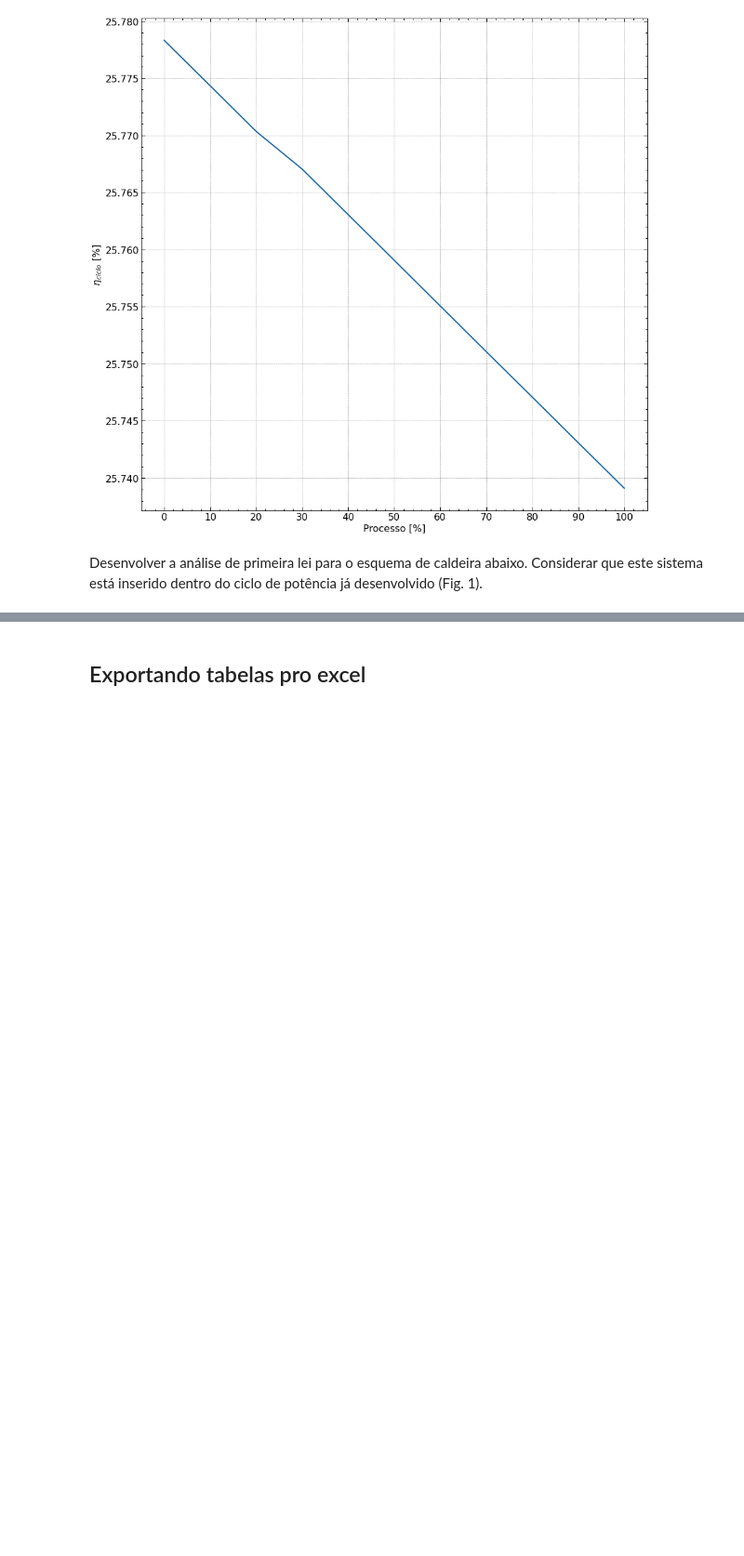
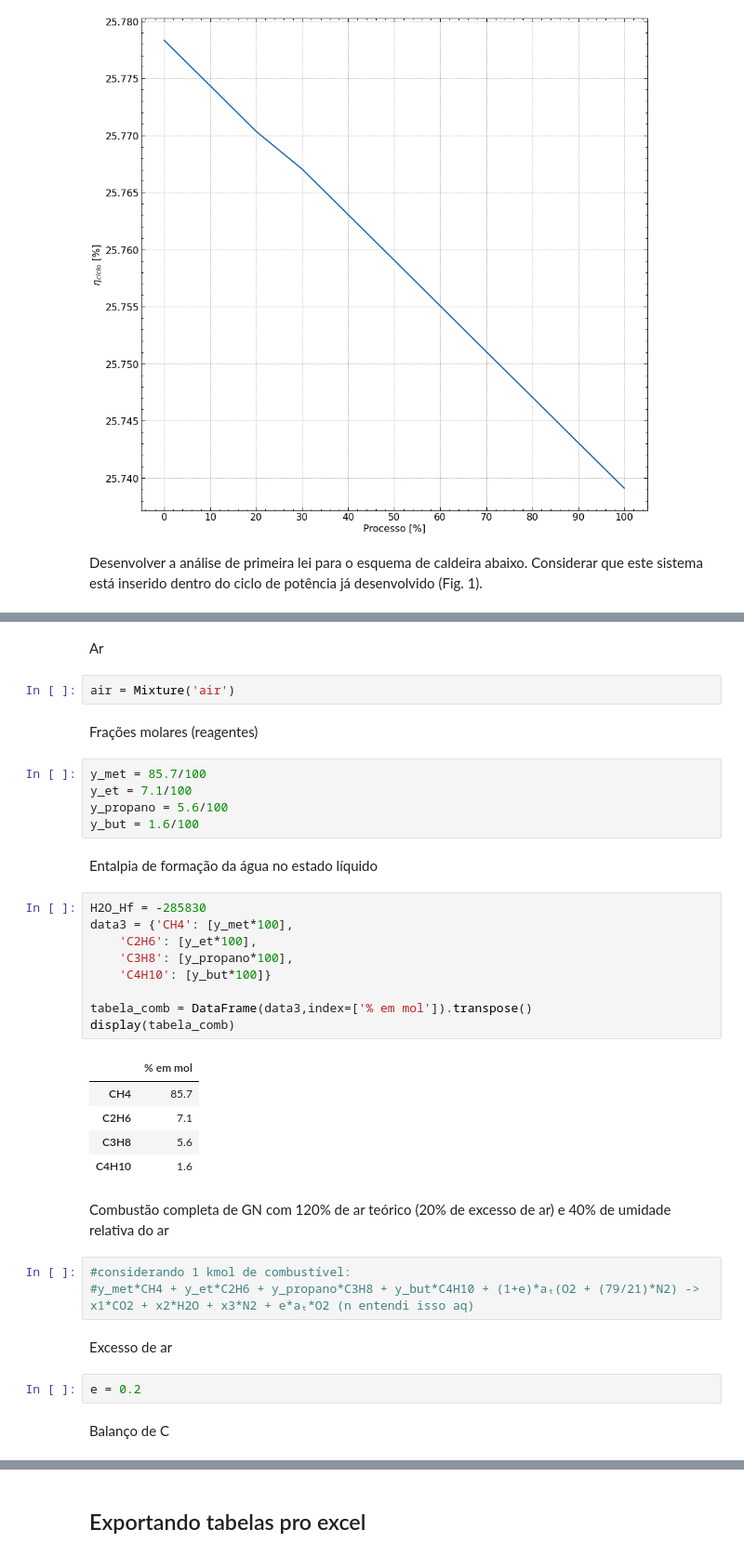
Before and after one commit to luaneng/gdv, a Jupyter notebook: projeto/main.ipynb, the cells around one changed output, grey strips where cells are left out. Shown at 93% size. Cells and saved outputs as stored; diff of their text form; blank space fills up the shorter version.

```diff
--- a/projeto/main.ipynb
+++ b/projeto/main.ipynb
@@ -798,0 +785,39 @@ MM_g = 1/((F_met/MM_met) + (F_et/MM_et) + (F_prop /MM_prop ) + ( F_propeno/MM_pr
+# %% [markdown]
+Ar
+# %%
+air = Mixture('air')
+# %% [markdown]
+Frações molares (reagentes)
+# %%
+y_met = 85.7/100
+y_et = 7.1/100
+y_propano = 5.6/100
+y_but = 1.6/100
+# %% [markdown]
+Entalpia de formação da água no estado líquido
+# %%
+H2O_Hf = -285830
+data3 = {'CH4': [y_met*100],
+    'C2H6': [y_et*100],
+    'C3H8': [y_propano*100],
+    'C4H10': [y_but*100]}
+
+tabela_comb = DataFrame(data3,index=['% em mol']).transpose()
+display(tabela_comb)
+# %% [output]
+|  | % em mol |
+| CH4 | 85.7 |
+| C2H6 | 7.1 |
+| C3H8 | 5.6 |
+| C4H10 | 1.6 |
+# %% [markdown]
+Combustão completa de GN com 120% de ar teórico (20% de excesso de ar) e 40% de umidade relativa do ar
+# %%
+#considerando 1 kmol de combustível:
+#y_met*CH4 + y_et*C2H6 + y_propano*C3H8 + y_but*C4H10 + (1+e)*aₜ(O2 + (79/21)*N2) -> x1*CO2 + x2*H2O + x3*N2 + e*aₜ*O2 (n entendi isso aq)
+# %% [markdown]
+Excesso de ar
+# %%
+e = 0.2
+# %% [markdown]
+Balanço de C
```
Also changed, not shown: parts of 31 cells of this notebook.
